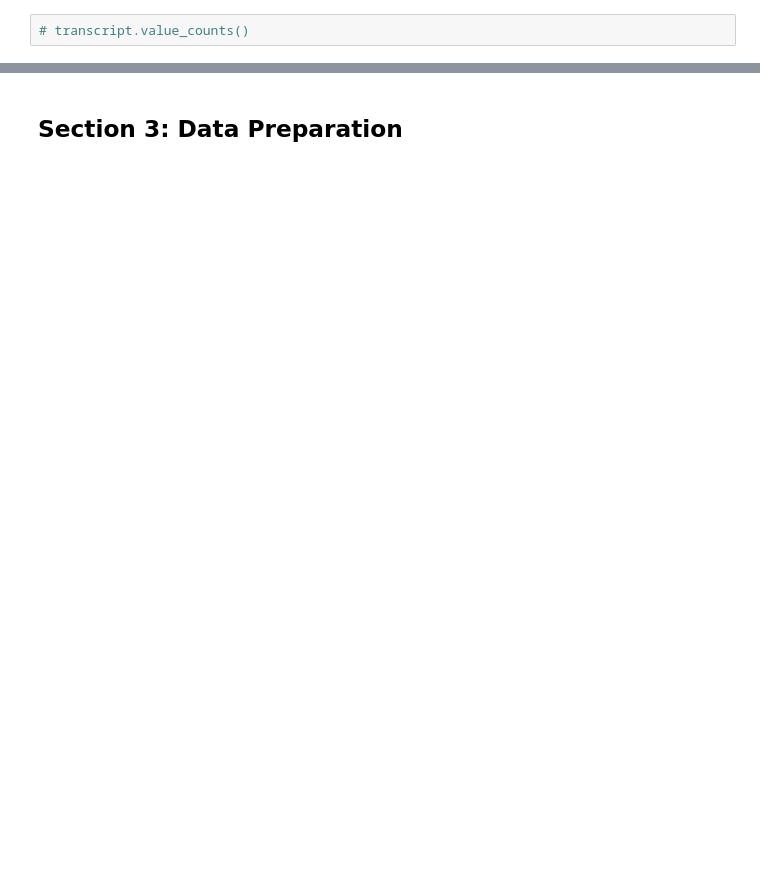
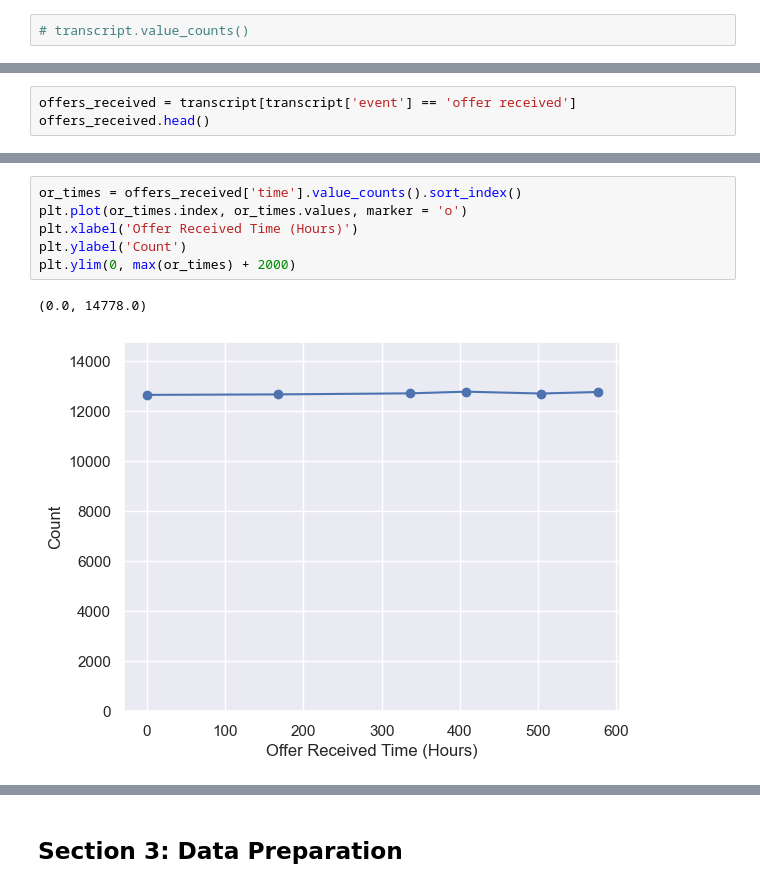
Before and after one commit to ewood242/Project_4_Capstone_Starbucks, a Jupyter notebook: Starbucks_Capstone_notebook.ipynb, the cells around one changed output, grey strips where cells are left out. Saved outputs shown, nothing was run; the diff lists cells and outputs as text; blank space fills up the shorter version.

```diff
--- a/Starbucks_Capstone_notebook.ipynb
+++ b/Starbucks_Capstone_notebook.ipynb
@@ -307,0 +377,3 @@ There are significantly more transactions than offers received, viewed, and comp
+# %%
+offers_received = transcript[transcript['event'] == 'offer received']
+offers_received.head()
@@ -307,0 +387,9 @@ There are significantly more transactions than offers received, viewed, and comp
+# %%
+or_times = offers_received['time'].value_counts().sort_index()
+plt.plot(or_times.index, or_times.values, marker = 'o')
+plt.xlabel('Offer Received Time (Hours)')
+plt.ylabel('Count')
+plt.ylim(0, max(or_times) + 2000)
+# %% [output]
+(0.0, 14778.0)
+[figure, added]
```
Also changed, not shown: parts of 202 cells of this notebook, 1 other file.
